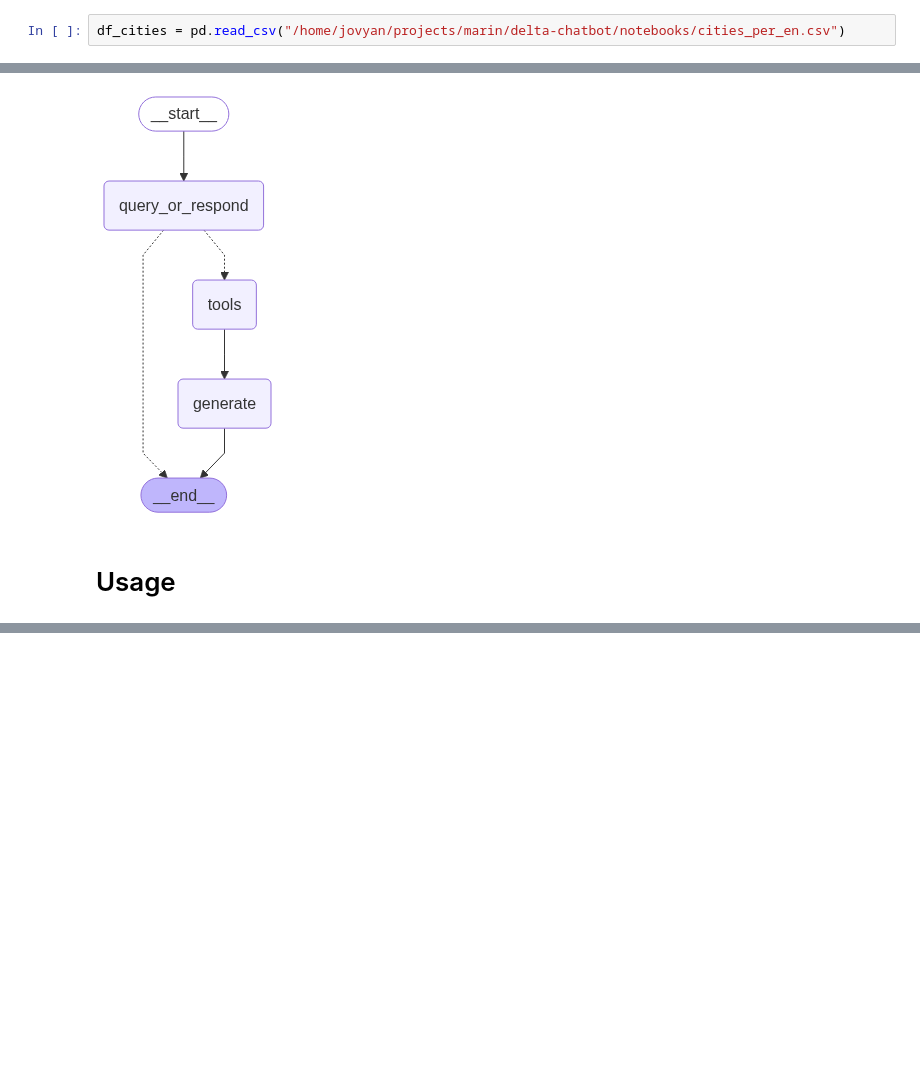
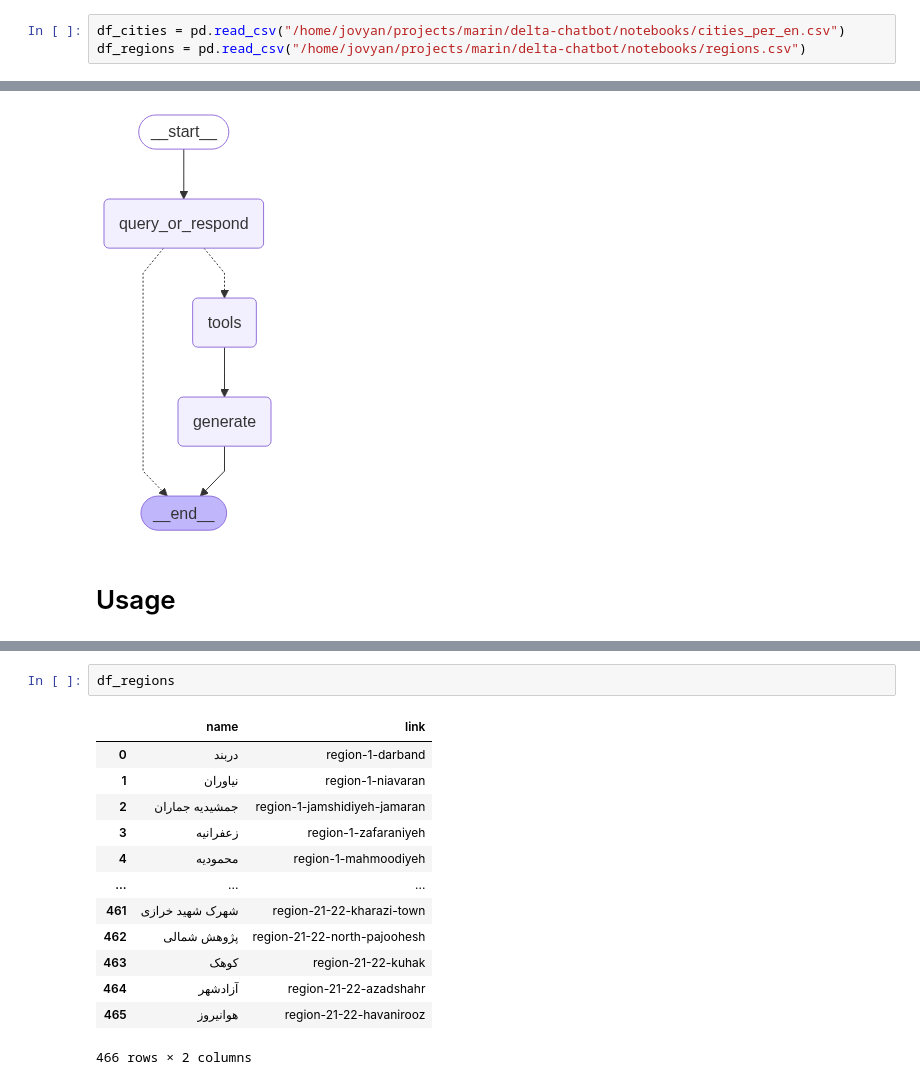
Before and after one commit to Marin-kh/Persian_RAG, a Jupyter notebook: Chat_Bot.ipynb, the cells around one changed output, grey strips where cells are left out. Saved outputs shown, nothing was run; the diff lists cells and outputs as text; blank space fills up the shorter version.

Commit message:
regions and follow_up_ques added

```diff
--- a/Chat_Bot.ipynb
+++ b/Chat_Bot.ipynb
@@ -42,6 +50,7 @@ vector_store = InMemoryVectorStore(embeddings)
 # Document loader
 # %%
 df_cities = pd.read_csv("/home/jovyan/projects/marin/delta-chatbot/notebooks/cities_per_en.csv")
+df_regions = pd.read_csv("/home/jovyan/projects/marin/delta-chatbot/notebooks/regions.csv")
 # %%
 docx = DocxDocument("/home/jovyan/projects/marin/delta-chatbot/notebooks/delta.docx")
 text = "\n".join([para.text for para in docx.paragraphs if para.text.strip()])
@@ -311,0 +323,16 @@ search_properties_func args: city=tehran, min_price=3000000000, property_type=ap
+# %%
+df_regions
+# %% [output]
+|  | name | link |
+| 0 | دربند | region-1-darband |
+| 1 | نیاوران | region-1-niavaran |
+| 2 | جمشیدیه جماران | region-1-jamshidiyeh-jamaran |
+| 3 | زعفرانیه | region-1-zafaraniyeh |
+| 4 | محمودیه | region-1-mahmoodiyeh |
+| ... | ... | ... |
+| 461 | شهرک شهید خرازی | region-21-22-kharazi-town |
+| 462 | پژوهش شمالی | region-21-22-north-pajoohesh |
+| 463 | کوهک | region-21-22-kuhak |
+| 464 | آزادشهر | region-21-22-azadshahr |
+| 465 | هوانیروز | region-21-22-havanirooz |
+466 rows × 2 columns
```
Also changed, not shown: parts of 16 cells of this notebook.
